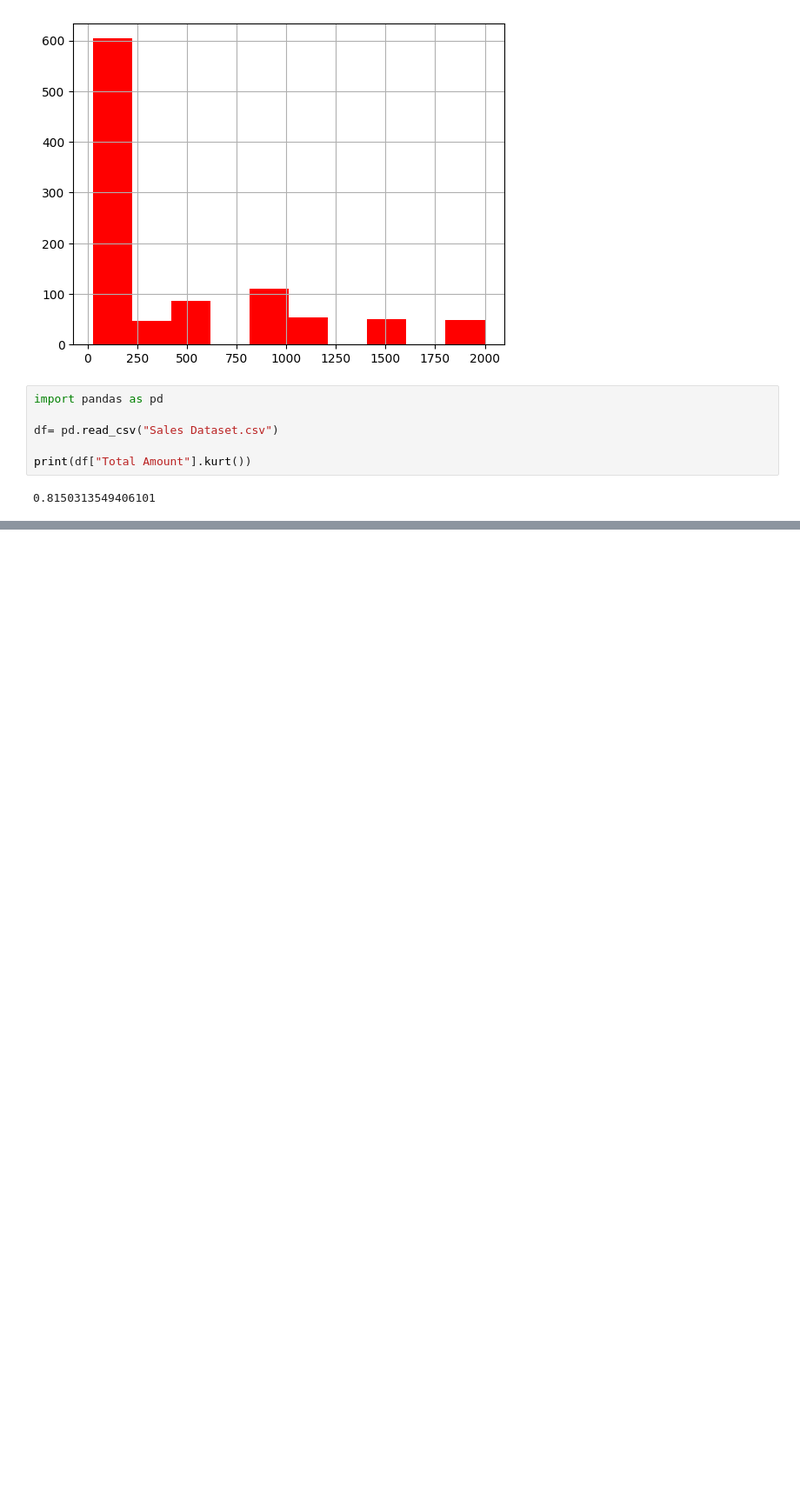
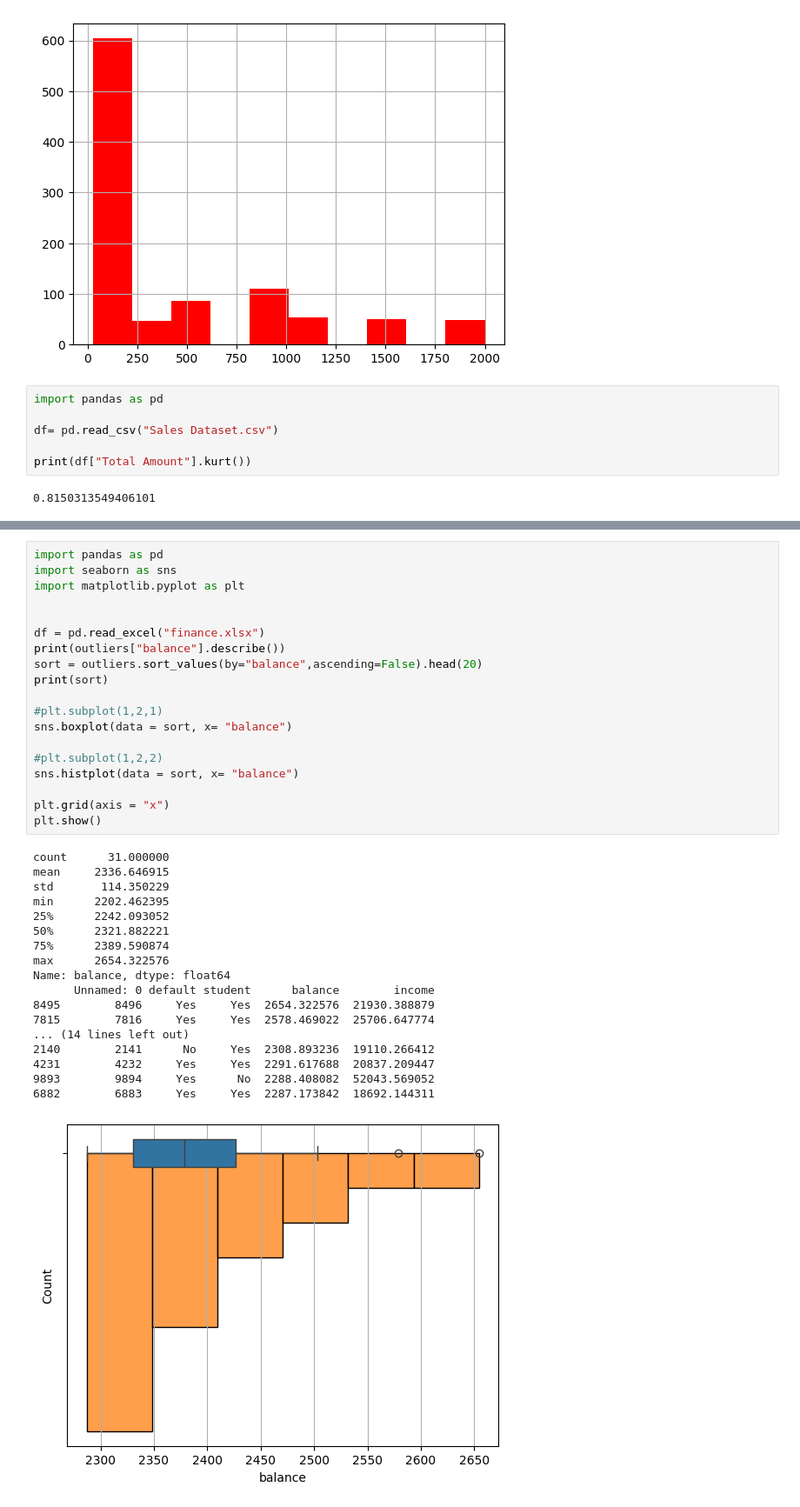
Before and after one commit to yash144-code/python-practice.ipynb, a Jupyter notebook: datascience(1).ipynb, the cells around one changed output, grey strips where cells are left out. Shown at 87% size. Cells and saved outputs as stored; diff of their text form; blank space fills up the shorter version.

```diff
--- a/datascience(1).ipynb
+++ b/datascience(1).ipynb
@@ -608,0 +722,38 @@ print(df["Total Amount"].kurt())
+# %%
+import pandas as pd
+import seaborn as sns
+import matplotlib.pyplot as plt
+
+
+df = pd.read_excel("finance.xlsx")
+print(outliers["balance"].describe())
+sort = outliers.sort_values(by="balance",ascending=False).head(20)
+print(sort)
+
+#plt.subplot(1,2,1)
+sns.boxplot(data = sort, x= "balance")
+
+#plt.subplot(1,2,2)
+sns.histplot(data = sort, x= "balance")
+
+plt.grid(axis = "x")
+plt.show()
+# %% [output]
+count      31.000000
+mean     2336.646915
+std       114.350229
+min      2202.462395
+25%      2242.093052
+50%      2321.882221
+75%      2389.590874
+max      2654.322576
+Name: balance, dtype: float64
+      Unnamed: 0 default student      balance        income
+8495        8496     Yes     Yes  2654.322576  21930.388879
+7815        7816     Yes     Yes  2578.469022  25706.647774
+... (14 lines left out)
+2140        2141      No     Yes  2308.893236  19110.266412
+4231        4232     Yes     Yes  2291.617688  20837.209447
+9893        9894     Yes      No  2288.408082  52043.569052
+6882        6883     Yes     Yes  2287.173842  18692.144311
+[figure, added]
```
Also changed, not shown: parts of 9 cells of this notebook.
